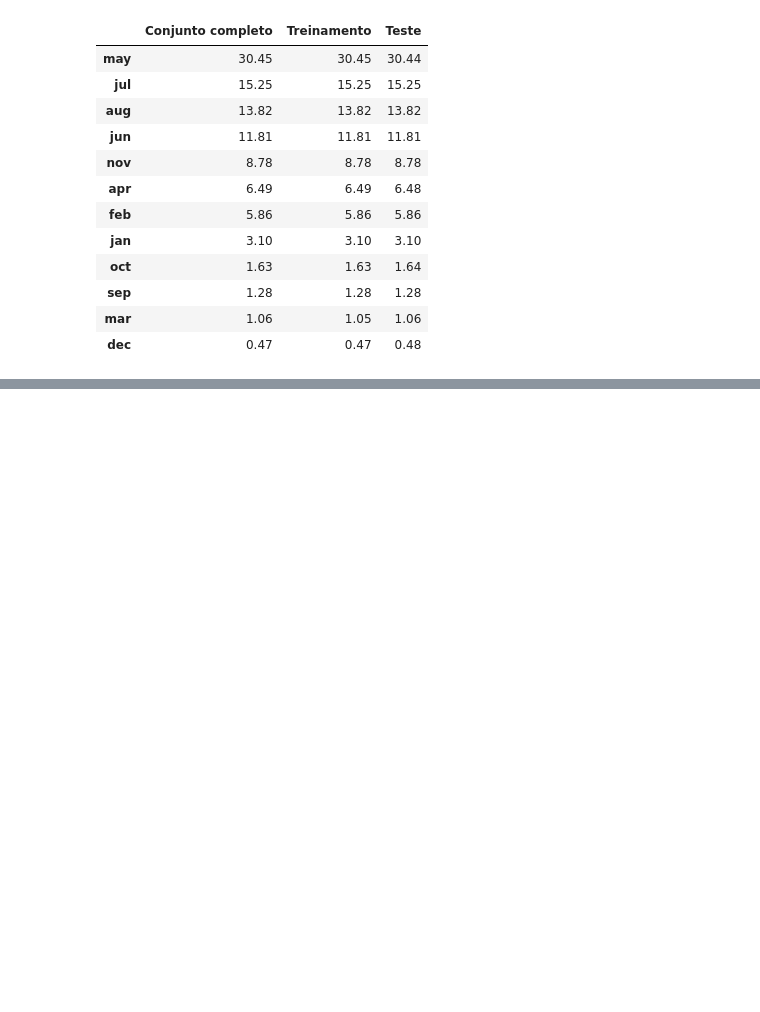
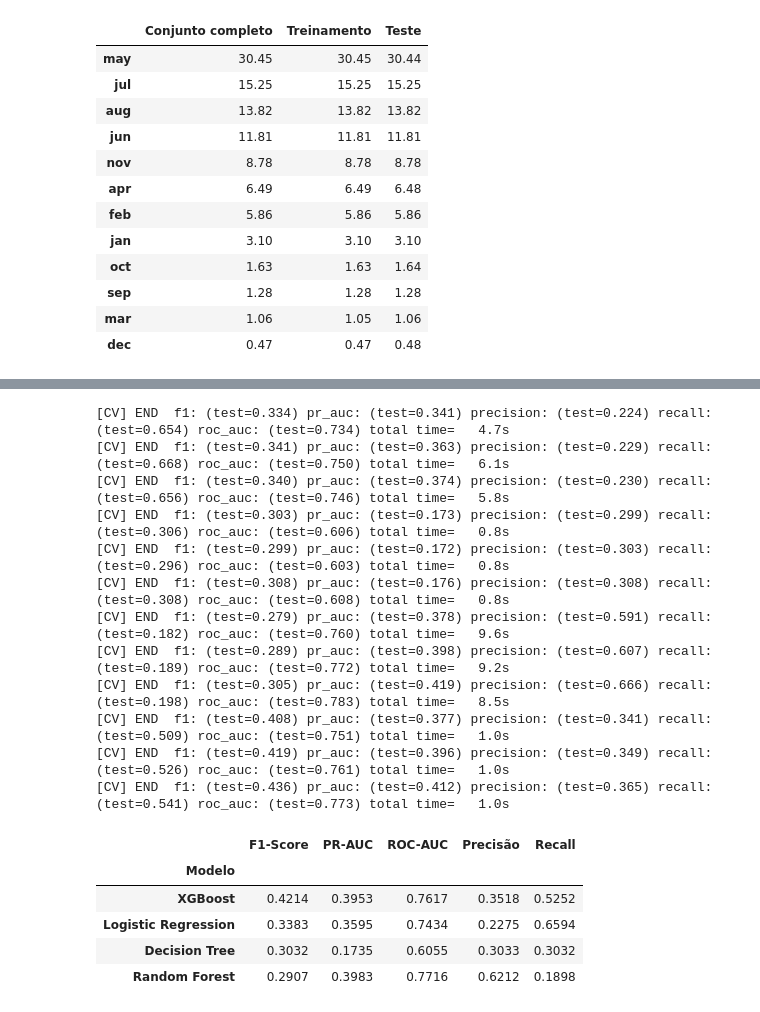
Before and after one commit to da-silva-d-w/ML_and_DS_Projects, a Jupyter notebook: Bank_Marketing/desenvolvimento.ipynb, the cells around one changed output, grey strips where cells are left out. Cells and saved outputs as stored; diff of their text form; code cells hidden in the pictures; blank space fills up the shorter version.

```diff
--- a/Bank_Marketing/desenvolvimento.ipynb
+++ b/Bank_Marketing/desenvolvimento.ipynb
@@ -628,0 +839,68 @@ display(month_distribution.round(2))
+# %%
+# Agora vamos definir as condições de treinamento com validação cruzada K-fold
+
+from sklearn.model_selection import StratifiedKFold, cross_validate
+
+cv = StratifiedKFold(
+    n_splits=3,
+    shuffle=True,
+    random_state=0
+)
+
+y_train_bin = y_train.map({'no': 0, 'yes': 1}) # bin de binário
+
+metricas = {
+    'precision': 'precision',
+    'recall': 'recall',
+    'f1': 'f1',
+    'roc_auc': 'roc_auc',
+    'pr_auc': 'average_precision'
+}
+# %%
+# Executar o treinamento
+
+resultados = []
+
+for nome, modelo in modelos.items():
+
+    scores = cross_validate(
+        modelo,
+        X_train,
+        y_train_bin,
+        cv=cv,
+        scoring=metricas,
+        n_jobs=1,
+        verbose=3 # Para printar o progresso
+    )
+
+    resultados.append({
+        'Modelo': nome,
+        'F1-Score': scores['test_f1'].mean(), # combina precisão e recall em um único valor, mas não substitui a análise individual dessas métricas
+        'PR-AUC': scores['test_pr_auc'].mean(), # avalia o compromisso entre precisão e recall em diferentes limiares
+        'ROC-AUC': scores['test_roc_auc'].mean(), # avaliar a capacidade geral de discriminação
+        'Precisão': scores['test_precision'].mean(), # dos classificados pelo modelo como positivos, quantos realmente eram?
+        'Recall': scores['test_recall'].mean(), # das amostras positivas, quantas ele conseguiu classificar como positivas?
+    })
+
+resultados_df = pd.DataFrame(resultados).set_index('Modelo')
+
+display(resultados_df.sort_values('F1-Score', ascending=False).round(4))
+# %% [output]
+[CV] END  f1: (test=0.334) pr_auc: (test=0.341) precision: (test=0.224) recall: (test=0.654) roc_auc: (test=0.734) total time=   4.7s
+[CV] END  f1: (test=0.341) pr_auc: (test=0.363) precision: (test=0.229) recall: (test=0.668) roc_auc: (test=0.750) total time=   6.1s
+[CV] END  f1: (test=0.340) pr_auc: (test=0.374) precision: (test=0.230) recall: (test=0.656) roc_auc: (test=0.746) total time=   5.8s
+[CV] END  f1: (test=0.303) pr_auc: (test=0.173) precision: (test=0.299) recall: (test=0.306) roc_auc: (test=0.606) total time=   0.8s
+[CV] END  f1: (test=0.299) pr_auc: (test=0.172) precision: (test=0.303) recall: (test=0.296) roc_auc: (test=0.603) total time=   0.8s
+[CV] END  f1: (test=0.308) pr_auc: (test=0.176) precision: (test=0.308) recall: (test=0.308) roc_auc: (test=0.608) total time=   0.8s
+[CV] END  f1: (test=0.279) pr_auc: (test=0.378) precision: (test=0.591) recall: (test=0.182) roc_auc: (test=0.760) total time=   9.6s
+[CV] END  f1: (test=0.289) pr_auc: (test=0.398) precision: (test=0.607) recall: (test=0.189) roc_auc: (test=0.772) total time=   9.2s
+[CV] END  f1: (test=0.305) pr_auc: (test=0.419) precision: (test=0.666) recall: (test=0.198) roc_auc: (test=0.783) total time=   8.5s
+[CV] END  f1: (test=0.408) pr_auc: (test=0.377) precision: (test=0.341) recall: (test=0.509) roc_auc: (test=0.751) total time=   1.0s
+[CV] END  f1: (test=0.419) pr_auc: (test=0.396) precision: (test=0.349) recall: (test=0.526) roc_auc: (test=0.761) total time=   1.0s
+[CV] END  f1: (test=0.436) pr_auc: (test=0.412) precision: (test=0.365) recall: (test=0.541) roc_auc: (test=0.773) total time=   1.0s
+|  | F1-Score | PR-AUC | ROC-AUC | Precisão | Recall |
+| Modelo |  |  |  |  |  |
+| XGBoost | 0.4214 | 0.3953 | 0.7617 | 0.3518 | 0.5252 |
+| Logistic Regression | 0.3383 | 0.3595 | 0.7434 | 0.2275 | 0.6594 |
+| Decision Tree | 0.3032 | 0.1735 | 0.6055 | 0.3033 | 0.3032 |
+| Random Forest | 0.2907 | 0.3983 | 0.7716 | 0.6212 | 0.1898 |
```
Also changed, not shown: parts of 20 cells of this notebook.
